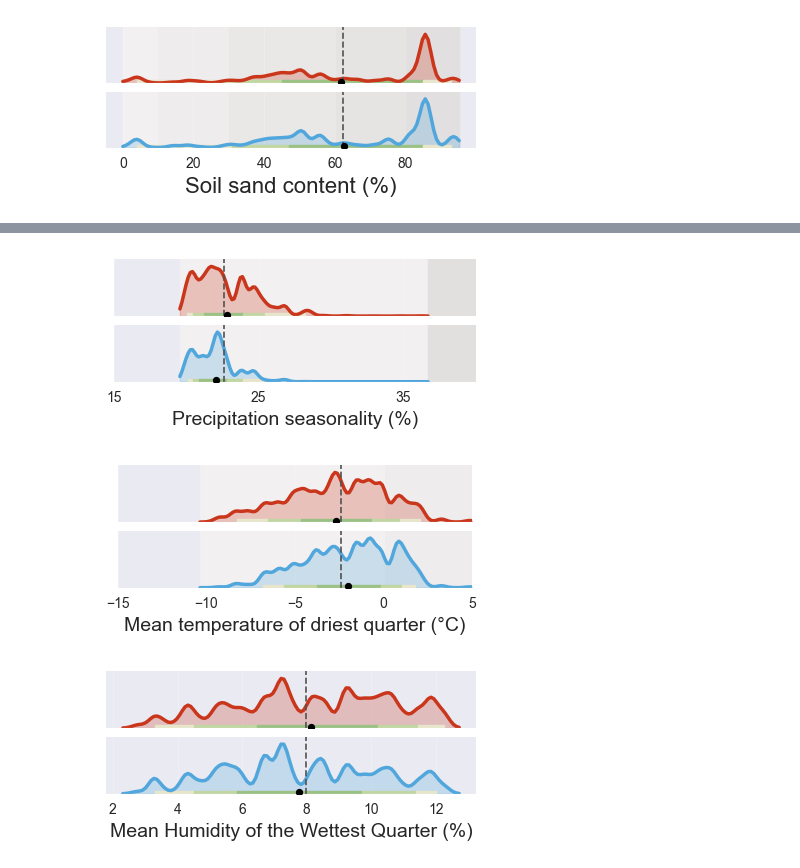
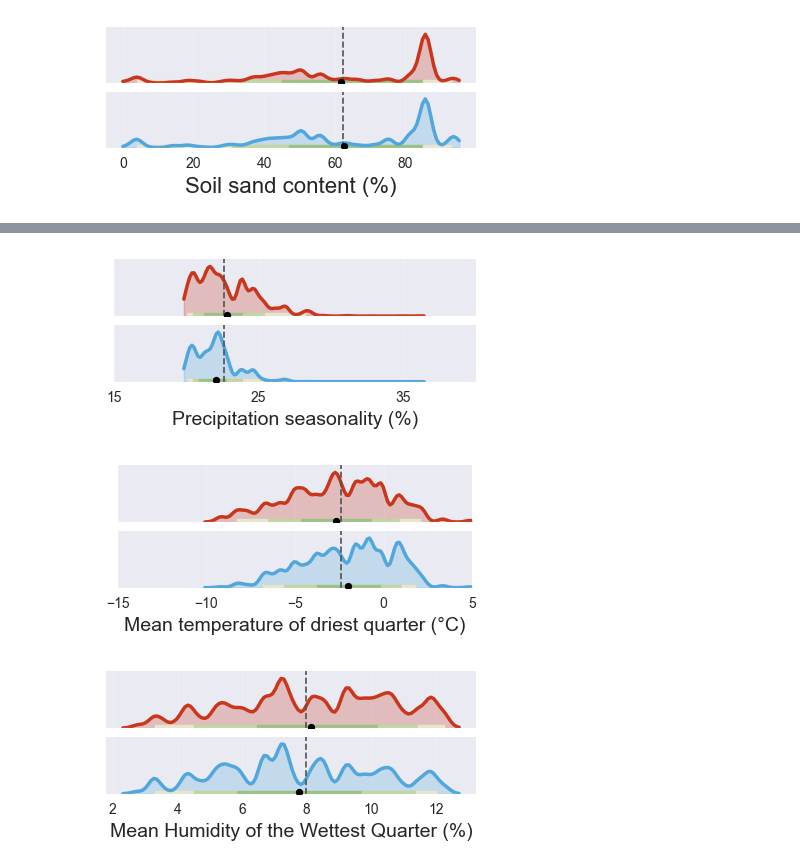
Before and after one commit to jorgelizarazo94/Maple_Quebecois, a Jupyter notebook: Maples_split.ipynb, the cells around one changed output, grey strips where cells are left out. Saved outputs shown, nothing was run; the diff lists cells and outputs as text; code cells hidden in the pictures.

```diff
--- a/Maples_split.ipynb
+++ b/Maples_split.ipynb
@@ -606,11 +591,7 @@ for i, sp in enumerate(species_order):
     # --- Bandas guía de humedad (mm/año) ---
     # <700: seco-subhúmedo | 700–900: subhúmedo | 900–1200: húmedo
     # 1200–1500: muy húmedo | >1500: perhúmedo
-    ax.axvspan(xmin, 700,   color='#f4f1f1', alpha=0.95, zorder=0)
-    ax.axvspan(700, 900,    color='#efeded', alpha=0.95, zorder=0)
-    ax.axvspan(900, 1200,   color='#eae7e7', alpha=0.95, zorder=0)
-    ax.axvspan(1200, 1500,  color='#e6e3e3', alpha=0.95, zorder=0)
-    ax.axvspan(1500, xmax,  color='#e2dfdf', alpha=0.95, zorder=0)
+
 
     # Curva principal
     ax.plot(x, y, color=species_colors[sp], linewidth=2.5)
@@ -691,11 +672,7 @@ for i, sp in enumerate(species_order):
     # --- Bandas guía interpretativas ---
     # <30: continental fuerte / 30–40: continental moderado /
     # 40–50: templado / 50–60: suboceánico / >60: oceánico
-    ax.axvspan(xmin, 30,  color='#f4f1f1', alpha=0.95, zorder=0)
-    ax.axvspan(30, 40,   color='#efeded', alpha=0.95, zorder=0)
-    ax.axvspan(40, 50,   color='#eae7e7', alpha=0.95, zorder=0)
-    ax.axvspan(50, 60,   color='#e6e3e3', alpha=0.95, zorder=0)
-    ax.axvspan(60, xmax, color='#e2dfdf', alpha=0.95, zorder=0)
+
 
     # Curva principal
     ax.plot(x, y, color=species_colors[sp], linewidth=2.5)
@@ -775,12 +752,7 @@ for i, sp in enumerate(species_order):
 
     # --- Bandas guía de severidad invernal (°C) ---
     # < −20: muy severo | −20 a −15: severo | −15 a −10: frío | −10 a −5: fresco | −5 a 0: suave | >0: deshielo
-    ax.axvspan(xmin, -20,  color='#f4f1f1', alpha=0.95, zorder=0)
-    ax.axvspan(-20, -15,   color='#efeded', alpha=0.95, zorder=0)
-    ax.axvspan(-15, -10,   color='#eae7e7', alpha=0.95, zorder=0)
-    ax.axvspan(-10, -5,    color='#e6e3e3', alpha=0.95, zorder=0)
-    ax.axvspan(-5, 0,      color='#e2dfdf', alpha=0.95, zorder=0)
-    ax.axvspan(0, xmax,    color='#dedbdb', alpha=0.95, zorder=0)
+
 
     # Curva principal
     ax.plot(x, y, color=species_colors[sp], linewidth=2.5)
@@ -864,11 +836,7 @@ for i, sp in enumerate(species_order):
 
     # --- Bandas guía de estacionalidad (coef. variación %) ---
     # <40: muy uniforme / 40–60: moderada / 60–80: estacional / 80–100: fuertemente estacional / >100: extrema
-    ax.axvspan(xmin, 40,  color='#f4f1f1', alpha=0.95, zorder=0)
-    ax.axvspan(40, 60,   color='#efeded', alpha=0.95, zorder=0)
-    ax.axvspan(60, 80,   color='#eae7e7', alpha=0.95, zorder=0)
-    ax.axvspan(80, 100,  color='#e6e3e3', alpha=0.95, zorder=0)
-    ax.axvspan(100, xmax, color='#e2dfdf', alpha=0.95, zorder=0)
+
 
     # Curva principal
     ax.plot(x, y, color=species_colors[sp], linewidth=2.5)
@@ -906,7 +874,7 @@ plt.subplots_adjust(hspace=0.15)
 plt.savefig('images/bio15.png', transparent=True, dpi=300)
 plt.show()
 # %% [output]
-[figure, old version]
+[figure, new version]
 # %%
 # === DATAFRAME (bio9) ===
 def fresh():
@@ -953,12 +921,7 @@ for i, sp in enumerate(species_order):
     # --- Bandas guía térmicas ---
     # <0: muy frío y seco / 0–5: frío / 5–10: templado-frío / 10–15: templado /
     # 15–20: templado-cálido / >20: cálido-seco
-    ax.axvspan(xmin, 0,   color='#f4f1f1', alpha=0.95, zorder=0)
-    ax.axvspan(0, 5,     color='#efeded', alpha=0.95, zorder=0)
-    ax.axvspan(5, 10,    color='#eae7e7', alpha=0.95, zorder=0)
-    ax.axvspan(10, 15,   color='#e6e3e3', alpha=0.95, zorder=0)
-    ax.axvspan(15, 20,   color='#e2dfdf', alpha=0.95, zorder=0)
-    ax.axvspan(20, xmax, color='#dedbdb', alpha=0.95, zorder=0)
+
 
     # Curva principal
     ax.plot(x, y, color=species_colors[sp], linewidth=2.5)
@@ -969,34 +932,34 @@ for i, sp in enumerate(species_order):
     band_y = 0.06
     for j in range(len(qs) - 1):
         ax.fill_between([qs[j], qs[j+1]], 0, band_y, color=colors[j], alpha=1.0)
 
     # Medias
     sp_mean = subset['bio9'].mean()
     ax.axvline(global_mean, color=darkgrey, linestyle='--', linewidth=1.2)
     ax.scatter([sp_mean], [band_y/2], color='black', s=18, zorder=4)
 
     # Limpieza
     ax.set_ylim(0, y_scale)
     ax.set_yticks([])
     ax.spines[['left','top','right']].set_visible(False)
     ax.grid(axis='x', alpha=0.2)
 
 # Etiquetas y leyenda mini
 axs[-1].set_xlabel('Mean temperature of driest quarter (°C)', fontsize=14)
 #fig.text(0.60, 0.75, '— Global mean',  ha='left', va='center', fontsize=11, color=darkgrey)
 #fig.text(0.60, 0.85,'● Species mean',  ha='left', va='center', fontsize=11, color=darkgrey)
 
 # (Opcional) recortar eje a 0–20 °C para centrarse en el rango observado
 for ax in axs:
   ax.set_xlim(-15, 5)
   ax.set_xticks(np.arange(-15, 6, 5))
 
 plt.tight_layout()
 plt.subplots_adjust(hspace=0.15)
 plt.savefig('images/bio9.png', transparent=True, dpi=300)
 plt.show()
 # %% [output]
-[figure, old version]
+[figure, new version]
 # %%
 # === DATAFRAME (bio31) ===
 def fresh():
```
Also changed, not shown: parts of 10 cells of this notebook.
